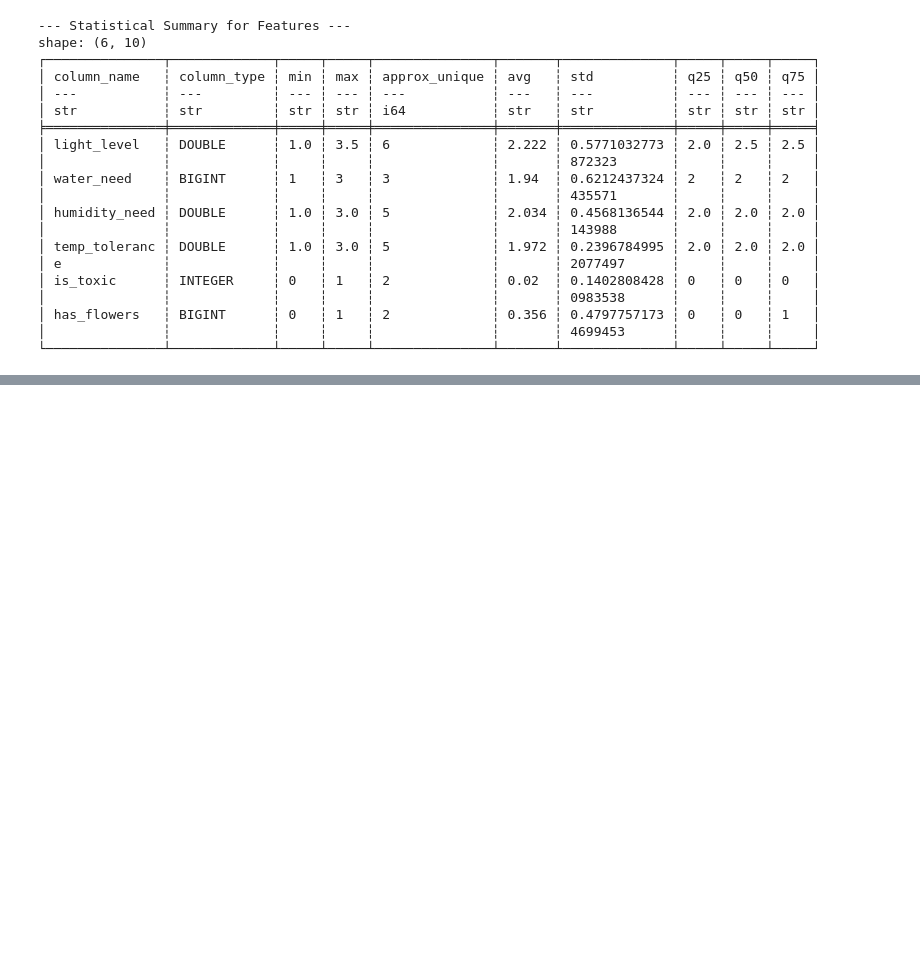
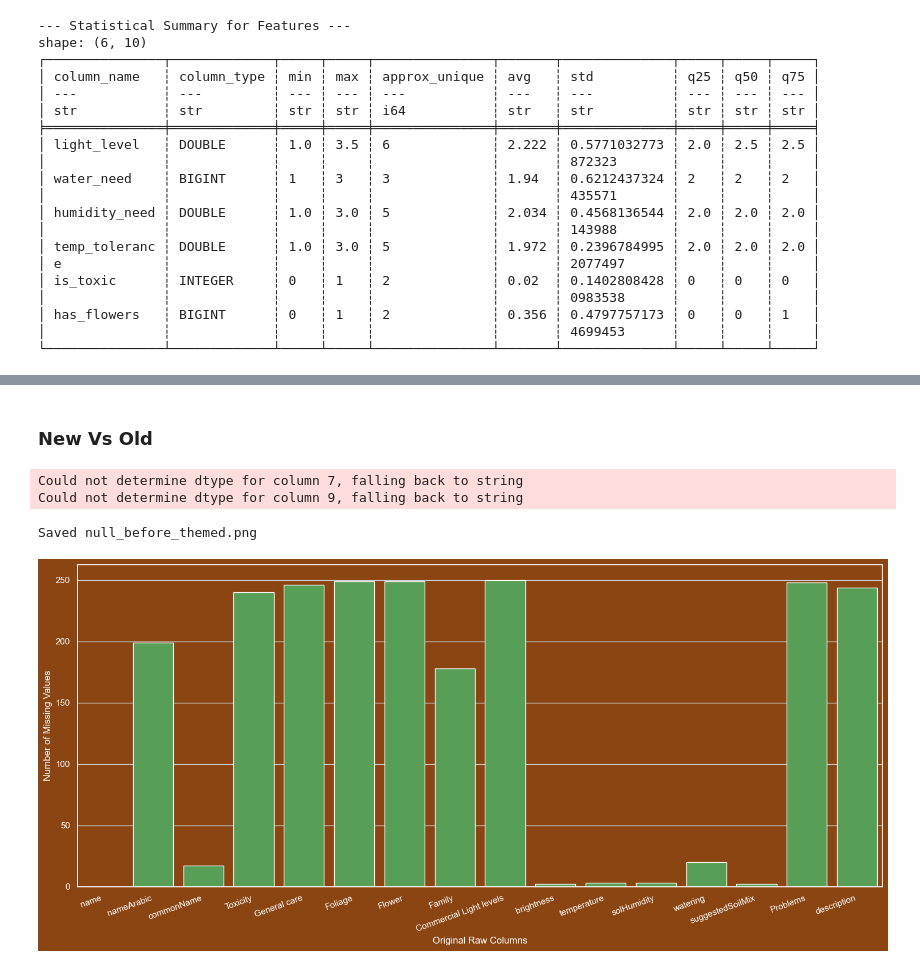
Before and after one commit to Mcray3000/Plant-Reccomender, a Jupyter notebook: eda/eda.ipynb, the cells around one changed output, grey strips where cells are left out. Cells and saved outputs as stored; diff of their text form; code cells hidden in the pictures; blank space fills up the shorter version.

```diff
--- a/eda/eda.ipynb
+++ b/eda/eda.ipynb
@@ -481 +490,51 @@ Saved boxplot_themed.png
 [figure]
+# %% [markdown]
+### New Vs Old
+# %%
+bg_color = '#8B4513'
+text_color = 'white'
+messy_color = '#4BAA4B'
+kde_color = '#FFFFE0'
+
+# 1. Load the RAW data
+raw_df = pl.read_excel(trust_path)
+
+# 2. Calculate nulls and convert for Seaborn
+raw_nulls_pd = (
+    raw_df.null_count()
+    .melt(variable_name="column", value_name="null_count")
+    .to_pandas()
+)
+
+# 3. Plot the "BEFORE" state
+fig, ax = plt.subplots(figsize=(15, 7))
+fig.set_facecolor(bg_color)
+ax.set_facecolor(bg_color)
+
+sns.barplot(
+    data=raw_nulls_pd,
+    x="column",
+    y="null_count",
+    color=messy_color,
+    ax=ax
+)
+
+# ax.set_title("BEFORE Cleaning", fontsize=18, fontweight="bold", color=text_color)
+ax.set_ylabel("Number of Missing Values", color=text_color)
+ax.set_xlabel("Original Raw Columns", color=text_color)
+
+ax.tick_params(colors=text_color, which='both')
+plt.xticks(rotation=20, ha="right")
+
+for spine in ax.spines.values():
+    spine.set_edgecolor(text_color)
+
+
+plt.tight_layout()
+plt.savefig("null_before_themed.png", facecolor=fig.get_facecolor())
+print("Saved null_before_themed.png")
+# %% [output]
+Could not determine dtype for column 7, falling back to string
+Could not determine dtype for column 9, falling back to string
+Saved null_before_themed.png
+[figure, added]
```
Also changed, not shown: parts of 7 cells of this notebook.
